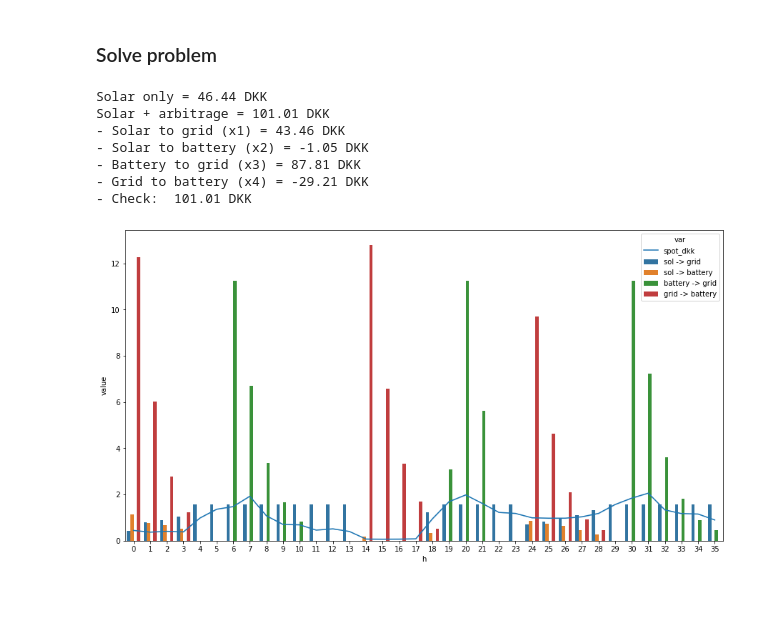
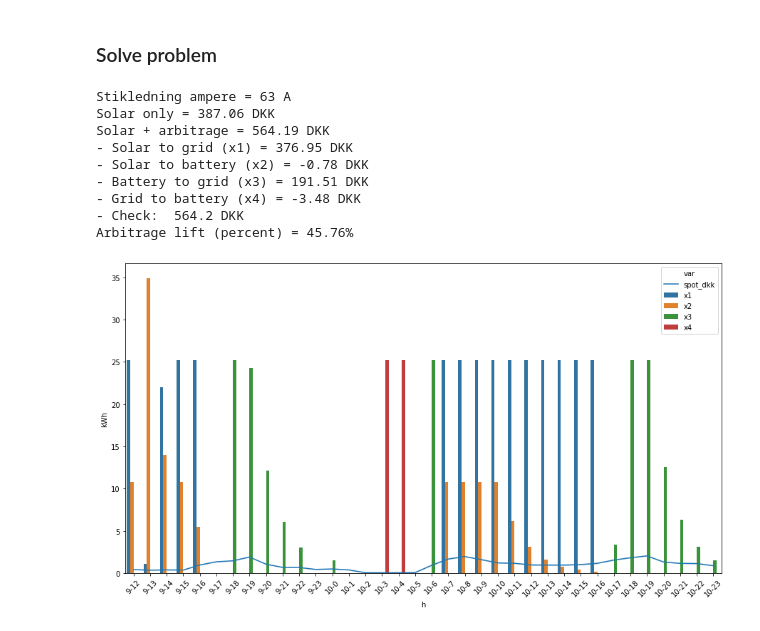
Before and after one commit to skipperkongen/elarb, a Jupyter notebook: notebooks/cvxpy.ipynb, the cells around one changed output. Cells and saved outputs as stored; diff of their text form; code cells hidden in the pictures; blank space fills up the shorter version.

```diff
--- a/notebooks/cvxpy.ipynb
+++ b/notebooks/cvxpy.ipynb
@@ -48,0 +39,4 @@ array([0.44604001, 0.37189002, 0.40722   , 0.38260001, 0.98460999,
+# %%
+ts0 = df.HourDK.min()
+ts1 = df.HourDK.max()
+print(ts0, ts1)
@@ -48,0 +47,9 @@ array([0.44604001, 0.37189002, 0.40722   , 0.38260001, 0.98460999,
+# %%
+df_pv = pd.read_csv('../data/pvwatts.csv')
+
+idx0 = df_pv[(df_pv.Month == ts0.month) & (df_pv.Day == ts0.day) & (df_pv.Hour == ts0.hour)].index[0]
+idx1 = df_pv[(df_pv.Month == ts1.month) & (df_pv.Day == ts1.day) & (df_pv.Hour == ts1.hour)].index[0]+1
+df_pv_win = df_pv[idx0:idx1].reset_index().copy()
+sns.barplot(x=df_pv_win.index, y=df_pv_win['AC System Output (W)'])
+plt.xticks(rotation=45)
+plt.show()
@@ -149,63 +174,80 @@ constraints = [
     # buys from grid cannot exceed supply of grid
     x4 <= s_grid,
     # SoC cannot exceed battery capacity, i.e. the max over cumulative sum of battery flow cannot exceed capacity
-    cp.max(bat_soc) <= bat_cap
+    cp.max(bat_soc) <= bat_cap,
+    # x1 + x2 + x3 + x4 cannot exceed inverters
+    x1 + x2 + x3 + x4 <= inverter_cap,
 ]
 # %% [markdown]
 ### Solve problem
 # %%
 prob = cp.Problem(objective, constraints)
 result = prob.solve()
-result_solaronly = np.round(cp.sum(s_solar@p_x1).value, 2)
+s_solar_clipped = np.clip(s_solar, 0, d_grid.value)
+result_solaronly = np.round((s_solar_clipped@p_x1).value, 2)
 result_solar_and_arb = np.round(result, 2)
 
 x1_component = cp.sum(x1@p_x1).value.round(2)
 x2_component = cp.sum(x2@p_x2).value.round(2)
 x3_component = cp.sum(x3@p_x3).value.round(2)
 x4_component = cp.sum(x4@p_x4).value.round(2)
 
+print('Stikledning ampere =', STIKLEDNING_A, 'A')
 print('Solar only =', result_solaronly, 'DKK')
 print('Solar + arbitrage =', result_solar_and_arb, 'DKK')
 print('- Solar to grid (x1) =', x1_component, 'DKK')
 print('- Solar to battery (x2) =', x2_component, 'DKK')
 print('- Battery to grid (x3) =', x3_component, 'DKK')
 print('- Grid to battery (x4) =', x4_component, 'DKK')
 print('- Check: ', np.round(x1_component + x2_component + x3_component + x4_component, 2), 'DKK')
+arb_lift = np.round(100*((result_solar_and_arb / result_solaronly) - 1), 2)
+print(f'Arbitrage lift (percent) = {arb_lift}%')
 print()
+#hours_per_year = 365*24
+#yearly_revenue = np.round(hours_per_year*result_solar_and_arb/len(spot_dkk), 2)
+#print(f'Extrapolated yearly revenue (after depreciation) = {yearly_revenue} DKK')
+
 #print('Solar to grid:', x1.value.round(3), 'maximum:', max(x1.value.round(3)))
 #print('Solar to battery:', x2.value.round(3), 'maximum:', max(x2.value.round(3)))
 #print('Battery to grid:', x3.value.round(3), 'maximum:', max(x3.value.round(3)))
 #print('Grid to battery:', x4.value.round(3), 'maximum:', max(x4.value.round(3)))
 #print(np.round(constraints[0].dual_value, 2))
 print()
 
-h = list(range(n))
-p = spot_dkk.tolist()
+dts = [pd.to_datetime(d) for d in df.HourDK]
+h = [f'{d.day}-{d.hour}' for d in dts]
+hs = np.tile(h, 4)
+h = np.tile(np.arange(n), 4)
+p = spot_dkk
+ps = np.tile(p, 4)
 df_plot = pd.DataFrame({
-    'h': h+h+h+h,
-    'p': p+p+p+p,
-    'value': (
+    'h': hs,
+    'spot_dkk': ps,
+    'kWh': (
         x1.value.tolist()
         +x2.value.tolist()
         +x3.value.tolist()
         +x4.value.tolist()),
     'var': (
-        ['sol -> grid']*n
-        + ['sol -> battery']*n
-        + ['battery -> grid']*n
-        + ['grid -> battery']*n
+        ['x1']*n
+        + ['x2']*n
+        + ['x3']*n
+        + ['x4']*n
     )
 })
 plt.figure(figsize=(15,8))
-sns.lineplot(data=df_plot, x='h', y='p', label='spot_dkk')
-sns.barplot(data=df_plot, x='h', y='value', hue='var')
+sns.lineplot(data=df_plot, x='h', y='spot_dkk', label='spot_dkk')
+sns.barplot(data=df_plot, x='h', y='kWh', hue='var')
+plt.xticks(rotation=45)
 plt.show()
 # %% [output]
-Solar only = 46.44 DKK
-Solar + arbitrage = 101.01 DKK
-- Solar to grid (x1) = 43.46 DKK
-- Solar to battery (x2) = -1.05 DKK
-- Battery to grid (x3) = 87.81 DKK
-- Grid to battery (x4) = -29.21 DKK
-- Check:  101.01 DKK
+Stikledning ampere = 63 A
+Solar only = 387.06 DKK
+Solar + arbitrage = 564.19 DKK
+- Solar to grid (x1) = 376.95 DKK
+- Solar to battery (x2) = -0.78 DKK
+- Battery to grid (x3) = 191.51 DKK
+- Grid to battery (x4) = -3.48 DKK
+- Check:  564.2 DKK
+Arbitrage lift (percent) = 45.76%
-[figure, old version]
+[figure, new version]
```
Also changed, not shown: parts of 11 cells of this notebook, 3 other files.
